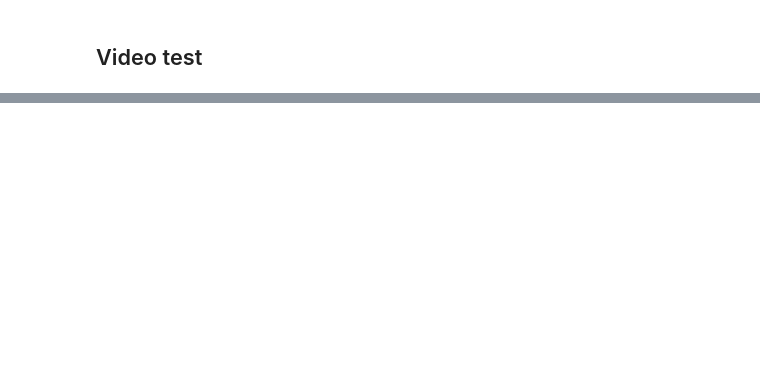
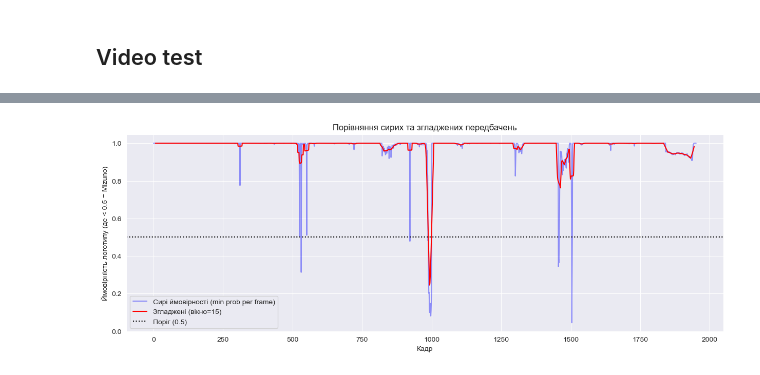
Before and after one commit to VarRoman/7_semester, a Jupyter notebook: PR_PZ/Lab6/lab6_pytorch.ipynb, the cells around one changed output, grey strips where cells are left out. Saved outputs shown, nothing was run; the diff lists cells and outputs as text; code cells hidden in the pictures; blank space fills up the shorter version.

```diff
--- a/PR_PZ/Lab6/lab6_pytorch.ipynb
+++ b/PR_PZ/Lab6/lab6_pytorch.ipynb
@@ -507,4 +536,4 @@ Saving model to: models/Xception_v0_3.pth
 # %%
-model = load_model(model=model, model_name='Xception_v0_3')
+model = load_model(model=model, model_name='Xception_v1_1')
 # %% [markdown]
 ## Video test
@@ -511,61 +702,31 @@ model = load_model(model=model, model_name='Xception_v0_3')
 # %%
-print("\nЗавдання 6: Обробка Відео")
+VIDEO_PATH = "dataset_mizuno/Mizuno Running_ Forward We Go.mp4"
+# MODEL_PATH = "models/Xception_v1_1.pth"
+THRESHOLD = 0.5
+WINDOW_SIZE = 299
+STRIDE = 150
+SMOOTHING_WINDOW = 15
+PATCH_BATCH_SIZE = 32
 
-VIDEO_PATH = "dataset_mizuno/Mizuno Running_ Forward We Go.mp4"
-# MODEL_PATH = "models/Xception_v0.pth"
-THRESHOLD = 0.5
-# WINDOW_SIZE = 299
-# STRIDE = 150
-
-model = load_model(model=model, model_name='Xception_v0')
+model = load_model(model=model, model_name='Xception_v1_1')
 model.eval()
 
-cap = cv2.VideoCapture(VIDEO_PATH)
-if not cap.isOpened():
-    print(f"Помилка: Не вдалося відкрити відео {VIDEO_PATH}")
+print("Крок 1: Пакетна обробка (Ковзне вікно)")
+(frame_indices, frame_probs, fps) = process_video_sliding_window(
+    VIDEO_PATH,
+    model,
+    basic_transform,
+    THRESHOLD,
+    batch_size_patches=PATCH_BATCH_SIZE)
+
+if frame_indices:
+    print("\nКрок 2: Пост-обробка та виведення результатів")
+    post_process_and_report_timestamps(
+        frame_indices,
+        frame_probs,
+        fps,
+        threshold=THRESHOLD,
+        smoothing_window=SMOOTHING_WINDOW)
 else:
-    fps = cap.get(cv2.CAP_PROP_FPS)
-    frame_count = int(cap.get(cv2.CAP_PROP_FRAME_COUNT))
-    print(f"Обробка відео: {frame_count} кадрів, FPS: {fps:.2f}")
-
-    detected_frames = []
-
-    with torch.inference_mode():
-        for frame_idx in tqdm(range(frame_count)):
-            ret, frame = cap.read()
-            if not ret:
-                break
-
-            frame_rgb = cv2.cvtColor(frame, cv2.COLOR_BGR2RGB)
-            pil_img = Image.fromarray(frame_rgb)
-            img_tensor = basic_transform(pil_img).unsqueeze(0).to(device)
-
-            logit = model(img_tensor)
-            prob = torch.sigmoid(logit).item()
-
-            if prob < THRESHOLD:
-                detected_frames.append(frame_idx)
-
-    cap.release()
-
-    if not detected_frames:
-        print("Логотип 'Mizuno' не знайдено у відео.")
-    else:
-        print("\nЗвіт про виявлення 'Mizuno'")
-        start_frame = detected_frames[0]
-        end_frame = detected_frames[0]
-
-        for frame in detected_frames[1:]:
-            if frame == end_frame + 1:
-                end_frame = frame
-            else:
-                start_time = start_frame / fps
-                end_time = end_frame / fps
-                print(f"Логотип виявлено: з {start_time:.2f}s по {end_time:.2f}s")
-                start_frame = frame
-                end_frame = frame
-
-        start_time = start_frame / fps
-        end_time = end_frame / fps
-        print(f"Логотип виявлено: з {start_time:.2f}s по {end_time:.2f}s")
+    print("Обробку відео не вдалося виконати.")
 # %% [output]
@@ -574,0 +746 @@ else:
+[figure, added]
```
Also changed, not shown: parts of 8 cells of this notebook, 2 other files.
